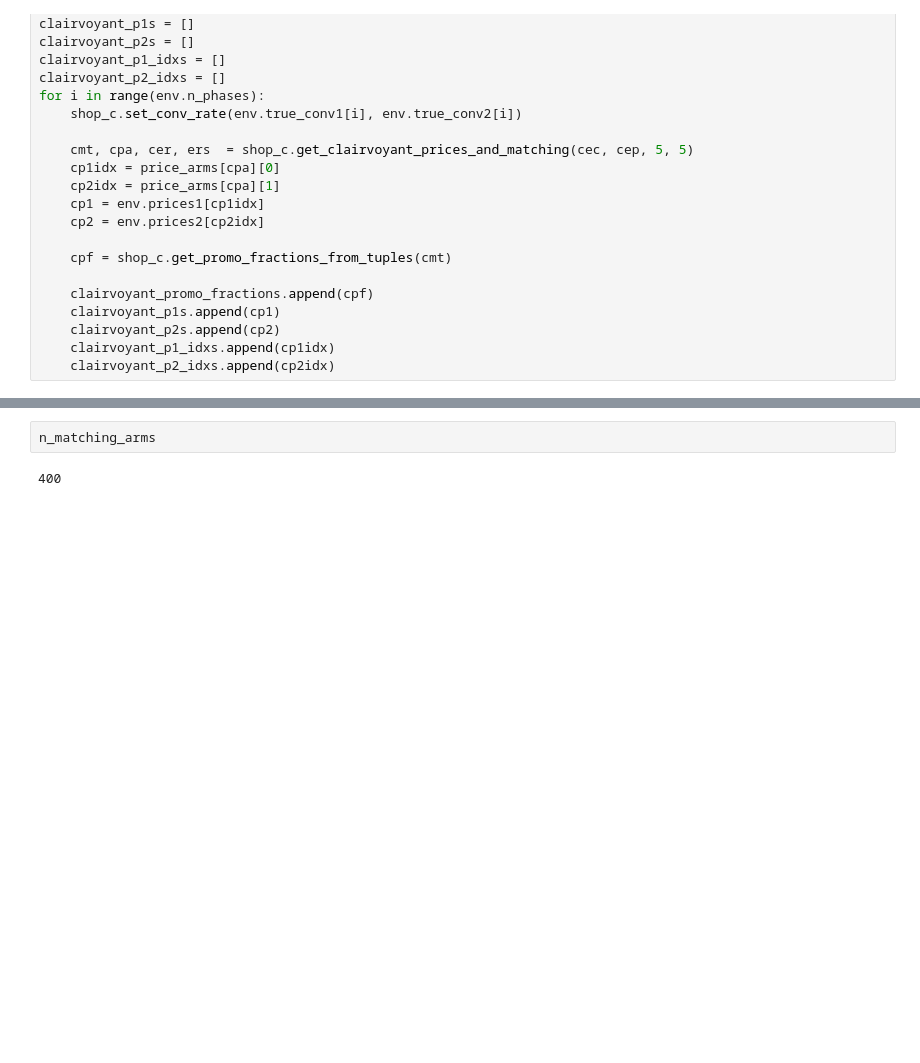
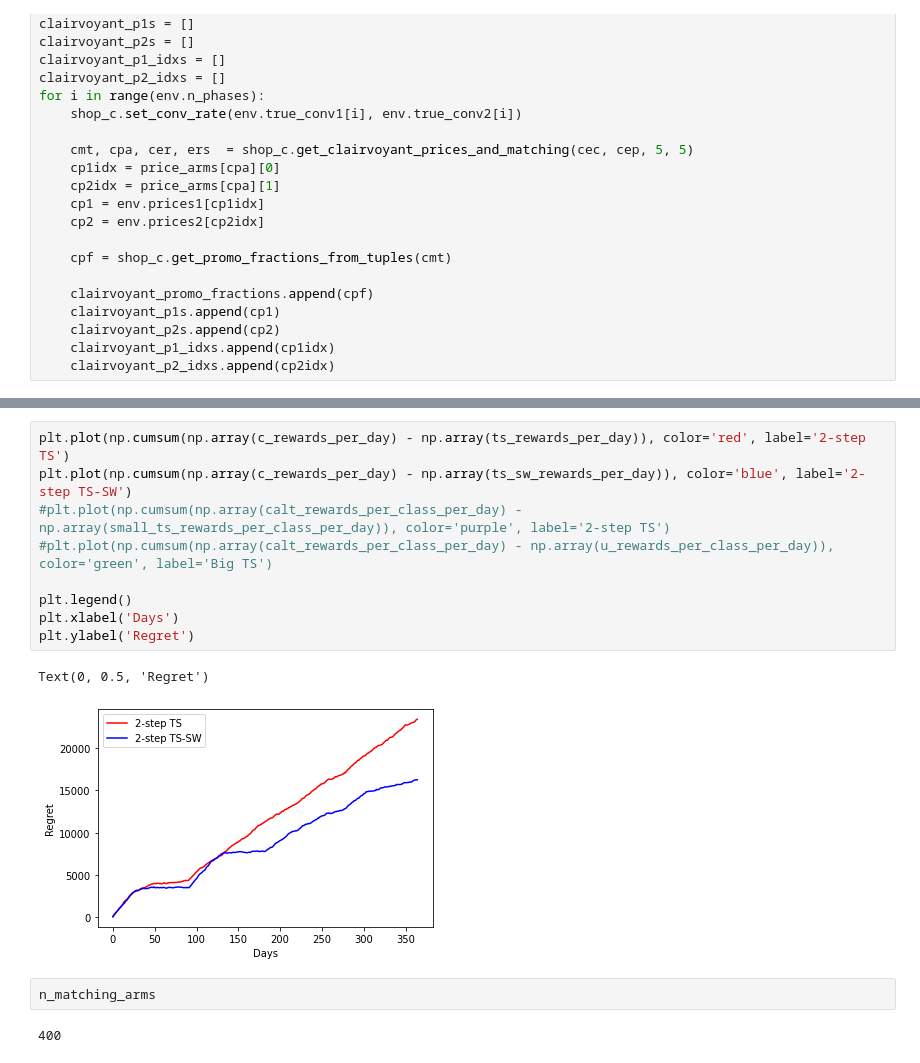
Before and after one commit to AliceCasali/Data_Intelligence_Application, a Jupyter notebook: step7-abruptchange.ipynb, the cells around one changed output, grey strips where cells are left out. Cells and saved outputs as stored; diff of their text form; blank space fills up the shorter version.

Commit message:
plots

```diff
--- a/step7-abruptchange.ipynb
+++ b/step7-abruptchange.ipynb
@@ -224,3 +349,15 @@ len(shop_ts.assignment_learner_sw.collected_rewards[40])
+# %%
+plt.plot(np.cumsum(np.array(c_rewards_per_day) - np.array(ts_rewards_per_day)), color='red', label='2-step TS')
+plt.plot(np.cumsum(np.array(c_rewards_per_day) - np.array(ts_sw_rewards_per_day)), color='blue', label='2-step TS-SW')
+#plt.plot(np.cumsum(np.array(calt_rewards_per_class_per_day) - np.array(small_ts_rewards_per_class_per_day)), color='purple', label='2-step TS')
+#plt.plot(np.cumsum(np.array(calt_rewards_per_class_per_day) - np.array(u_rewards_per_class_per_day)), color='green', label='Big TS')
+
+plt.legend()
+plt.xlabel('Days')
+plt.ylabel('Regret')
+# %% [output]
+Text(0, 0.5, 'Regret')
+[figure, added]
 # %%
 n_matching_arms
 # %% [output]
```
Also changed, not shown: parts of 18 cells of this notebook, 2 other files.
